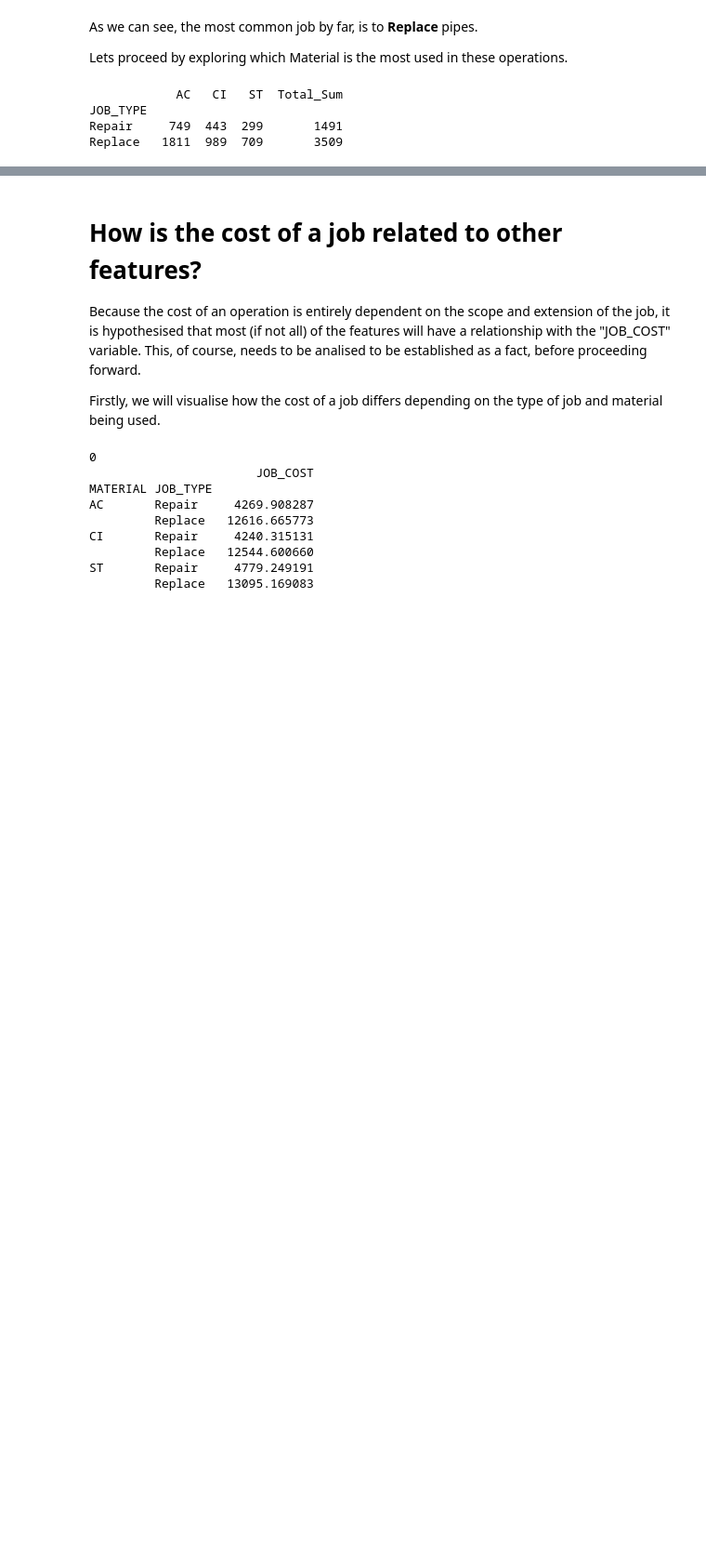
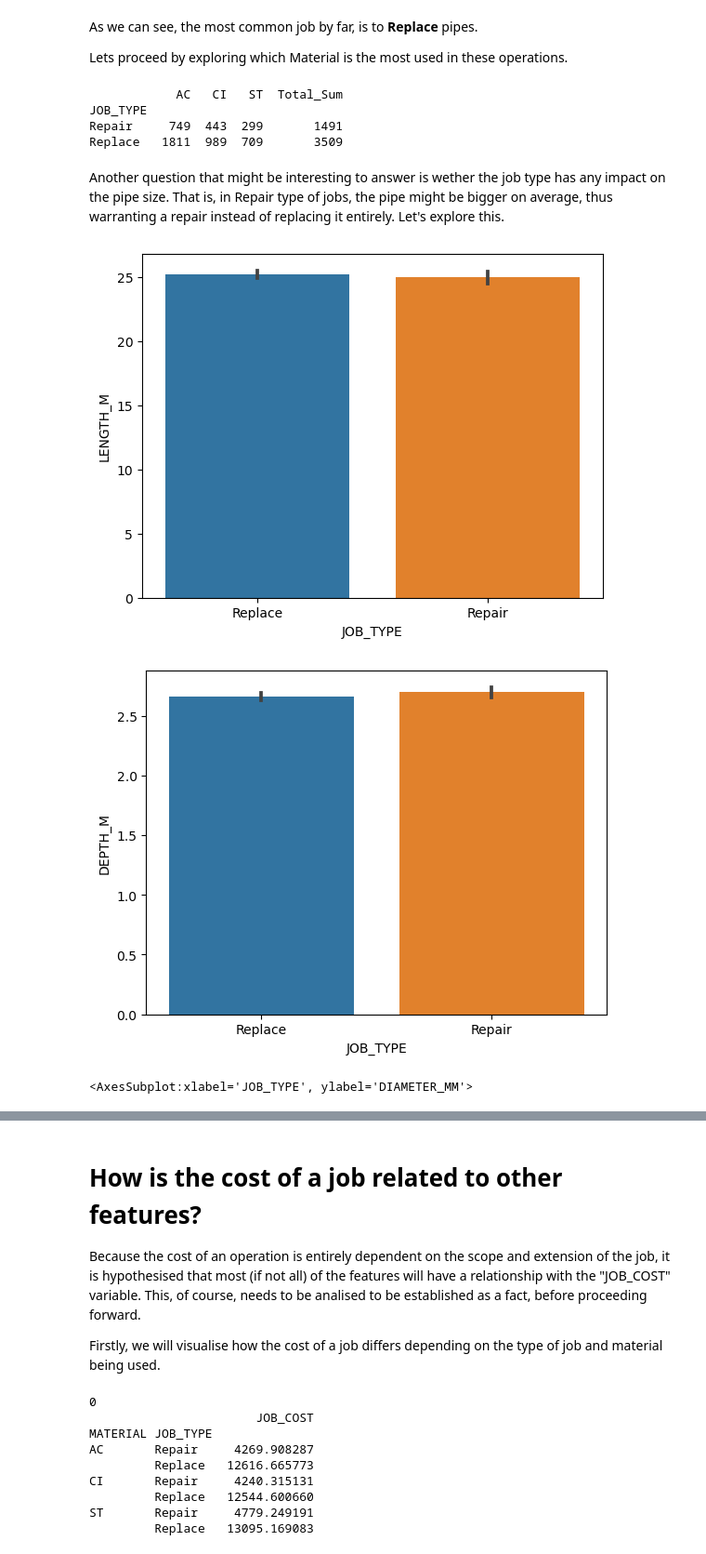
Before and after one commit to JCraveiro13/Joao-Craveiro-SQL-Portfolio, a Jupyter notebook: pipe-installation-cost-analysis.ipynb, the cells around one changed output, grey strips where cells are left out. Shown at 93% size. Saved outputs shown, nothing was run; the diff lists cells and outputs as text; code cells hidden in the pictures; blank space fills up the shorter version.

Commit message:
Kaggle Notebook | Pipe Installation Cost Analysis | Version 16

```diff
--- a/pipe-installation-cost-analysis.ipynb
+++ b/pipe-installation-cost-analysis.ipynb
@@ -149,3 +151,22 @@ print(jobs)
 JOB_TYPE
 Repair     749  443  299       1491
 Replace   1811  989  709       3509
+# %% [markdown]
+Another question that might be interesting to answer is wether the job type has any impact on the pipe size. That is, in Repair type of jobs, the pipe might be bigger on average, thus warranting a repair instead of replacing it entirely. Let's explore this.
+# %%
+# Starting with Length vs Job Type
+sns.barplot(data = df, x = "JOB_TYPE", y = "LENGTH_M")
+plt.show()
+plt.clf()
+
+# Depth vs Job Type
+sns.barplot(data = df, x = "JOB_TYPE", y = "DEPTH_M")
+plt.show()
+plt.clf()
+
+# Diameter vs Job Type
+sns.barplot(data = df, x = "JOB_TYPE", y = "DIAMETER_MM")
+# %% [output]
+[figure, added]
+[figure, added]
+<AxesSubplot:xlabel='JOB_TYPE', ylabel='DIAMETER_MM'>
```
Also changed, not shown: parts of 22 cells of this notebook.
